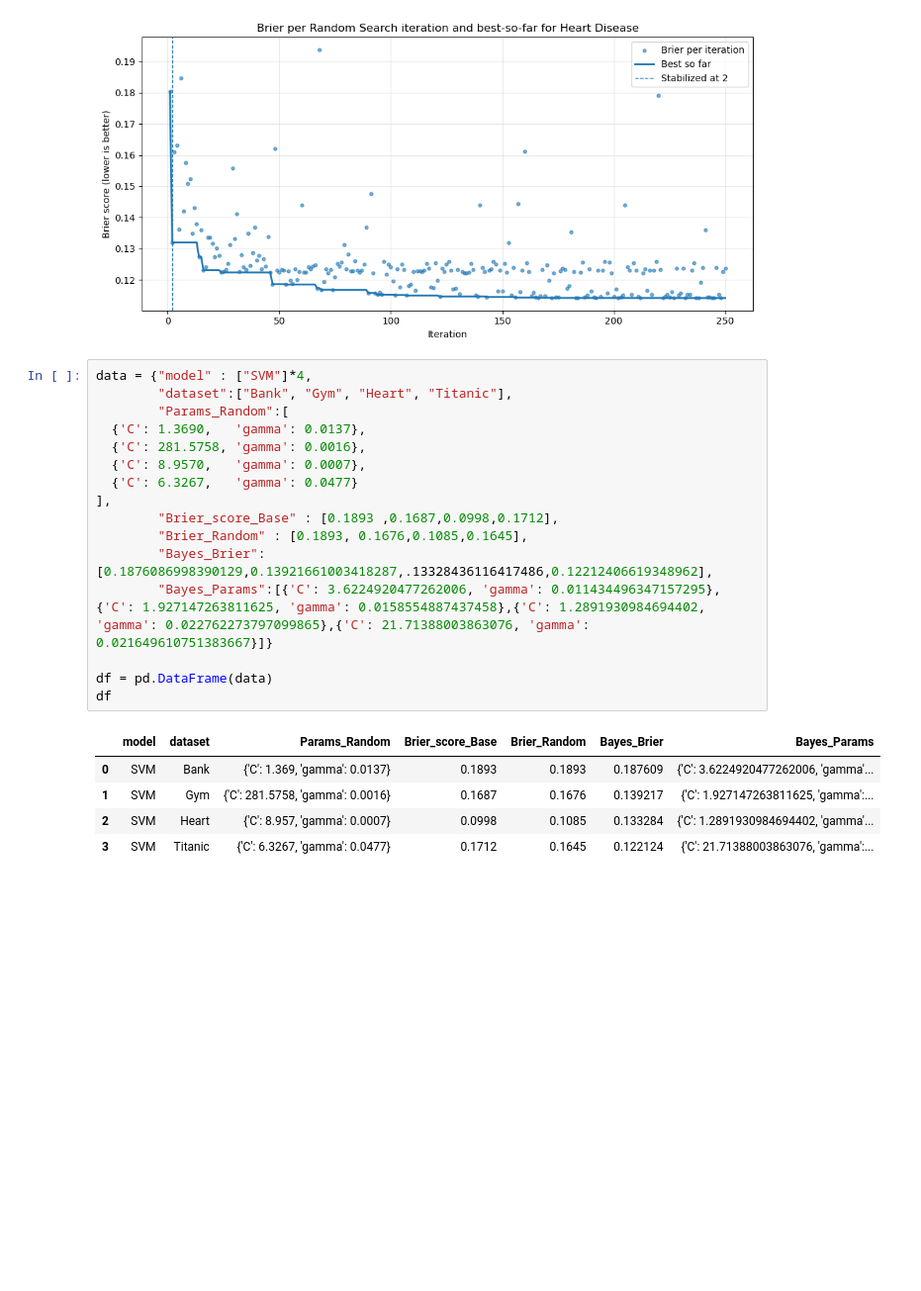
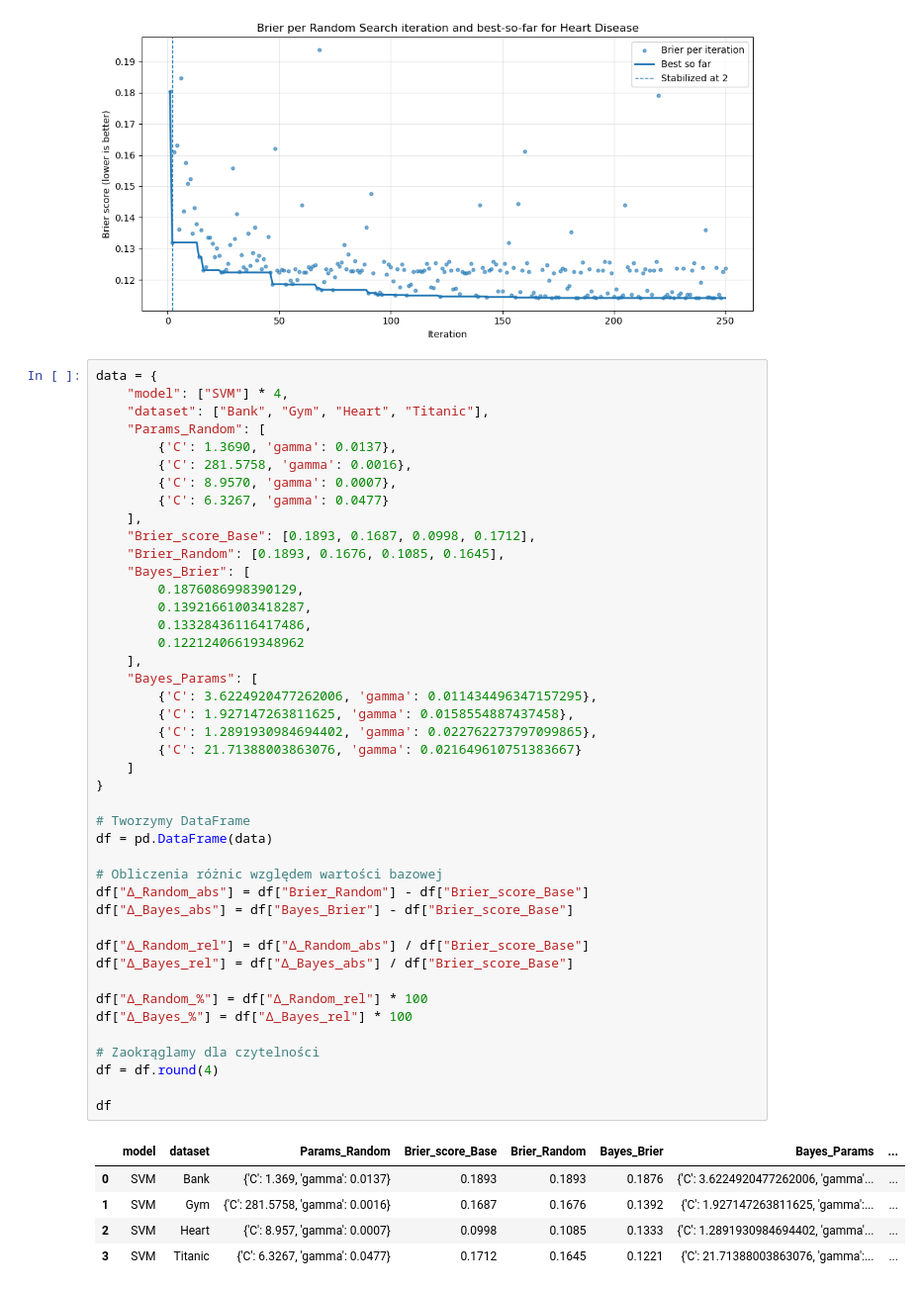
Before and after one commit to Wysocki-Piotr/Hyperparameter-optimization, a Jupyter notebook: KernelSVM.ipynb, the cells around one changed output. Shown at 99% size. Saved outputs shown, nothing was run; the diff lists cells and outputs as text; blank space fills up the shorter version.

```diff
--- a/KernelSVM.ipynb
+++ b/KernelSVM.ipynb
@@ -410,24 +410,51 @@ chart_random(stabilized_at=stabilized_at, brier_per_iter=brier_per_iter, iters=i
 # %% [output]
 [figure]
 # %%
-data = {"model" : ["SVM"]*4,
-        "dataset":["Bank", "Gym", "Heart", "Titanic"],
-        "Params_Random":[
-  {'C': 1.3690,   'gamma': 0.0137},
-  {'C': 281.5758, 'gamma': 0.0016},
-  {'C': 8.9570,   'gamma': 0.0007},
-  {'C': 6.3267,   'gamma': 0.0477}
-],
-        "Brier_score_Base" : [0.1893 ,0.1687,0.0998,0.1712],
-        "Brier_Random" : [0.1893, 0.1676,0.1085,0.1645],
-        "Bayes_Brier": [0.1876086998390129,0.13921661003418287,.13328436116417486,0.12212406619348962],
-        "Bayes_Params":[{'C': 3.6224920477262006, 'gamma': 0.011434496347157295},{'C': 1.927147263811625, 'gamma': 0.0158554887437458},{'C': 1.2891930984694402, 'gamma': 0.022762273797099865},{'C': 21.71388003863076, 'gamma': 0.021649610751383667}]}
+data = {
+    "model": ["SVM"] * 4,
+    "dataset": ["Bank", "Gym", "Heart", "Titanic"],
+    "Params_Random": [
+        {'C': 1.3690, 'gamma': 0.0137},
+        {'C': 281.5758, 'gamma': 0.0016},
+        {'C': 8.9570, 'gamma': 0.0007},
+        {'C': 6.3267, 'gamma': 0.0477}
+    ],
+    "Brier_score_Base": [0.1893, 0.1687, 0.0998, 0.1712],
+    "Brier_Random": [0.1893, 0.1676, 0.1085, 0.1645],
+    "Bayes_Brier": [
+        0.1876086998390129,
+        0.13921661003418287,
+        0.13328436116417486,
+        0.12212406619348962
+    ],
+    "Bayes_Params": [
+        {'C': 3.6224920477262006, 'gamma': 0.011434496347157295},
+        {'C': 1.927147263811625, 'gamma': 0.0158554887437458},
+        {'C': 1.2891930984694402, 'gamma': 0.022762273797099865},
+        {'C': 21.71388003863076, 'gamma': 0.021649610751383667}
+    ]
+}
 
+# Tworzymy DataFrame
 df = pd.DataFrame(data)
+
+# Obliczenia różnic względem wartości bazowej
+df["Δ_Random_abs"] = df["Brier_Random"] - df["Brier_score_Base"]
+df["Δ_Bayes_abs"] = df["Bayes_Brier"] - df["Brier_score_Base"]
+
+df["Δ_Random_rel"] = df["Δ_Random_abs"] / df["Brier_score_Base"]
+df["Δ_Bayes_rel"] = df["Δ_Bayes_abs"] / df["Brier_score_Base"]
+
+df["Δ_Random_%"] = df["Δ_Random_rel"] * 100
+df["Δ_Bayes_%"] = df["Δ_Bayes_rel"] * 100
+
+# Zaokrąglamy dla czytelności
+df = df.round(4)
+
 df
 # %% [output]
-|  | model | dataset | Params_Random | Brier_score_Base | Brier_Random | Bayes_Brier | Bayes_Params |
-| 0 | SVM | Bank | {'C': 1.369, 'gamma': 0.0137} | 0.1893 | 0.1893 | 0.187609 | {'C': 3.6224920477262006, 'gamma'... |
-| 1 | SVM | Gym | {'C': 281.5758, 'gamma': 0.0016} | 0.1687 | 0.1676 | 0.139217 | {'C': 1.927147263811625, 'gamma':... |
-| 2 | SVM | Heart | {'C': 8.957, 'gamma': 0.0007} | 0.0998 | 0.1085 | 0.133284 | {'C': 1.2891930984694402, 'gamma'... |
-| 3 | SVM | Titanic | {'C': 6.3267, 'gamma': 0.0477} | 0.1712 | 0.1645 | 0.122124 | {'C': 21.71388003863076, 'gamma':... |
+|  | model | dataset | Params_Random | Brier_score_Base | Brier_Random | Bayes_Brier | Bayes_Params | ... |
+| 0 | SVM | Bank | {'C': 1.369, 'gamma': 0.0137} | 0.1893 | 0.1893 | 0.1876 | {'C': 3.6224920477262006, 'gamma'... | ... |
+| 1 | SVM | Gym | {'C': 281.5758, 'gamma': 0.0016} | 0.1687 | 0.1676 | 0.1392 | {'C': 1.927147263811625, 'gamma':... | ... |
+| 2 | SVM | Heart | {'C': 8.957, 'gamma': 0.0007} | 0.0998 | 0.1085 | 0.1333 | {'C': 1.2891930984694402, 'gamma'... | ... |
+| 3 | SVM | Titanic | {'C': 6.3267, 'gamma': 0.0477} | 0.1712 | 0.1645 | 0.1221 | {'C': 21.71388003863076, 'gamma':... | ... |
```
